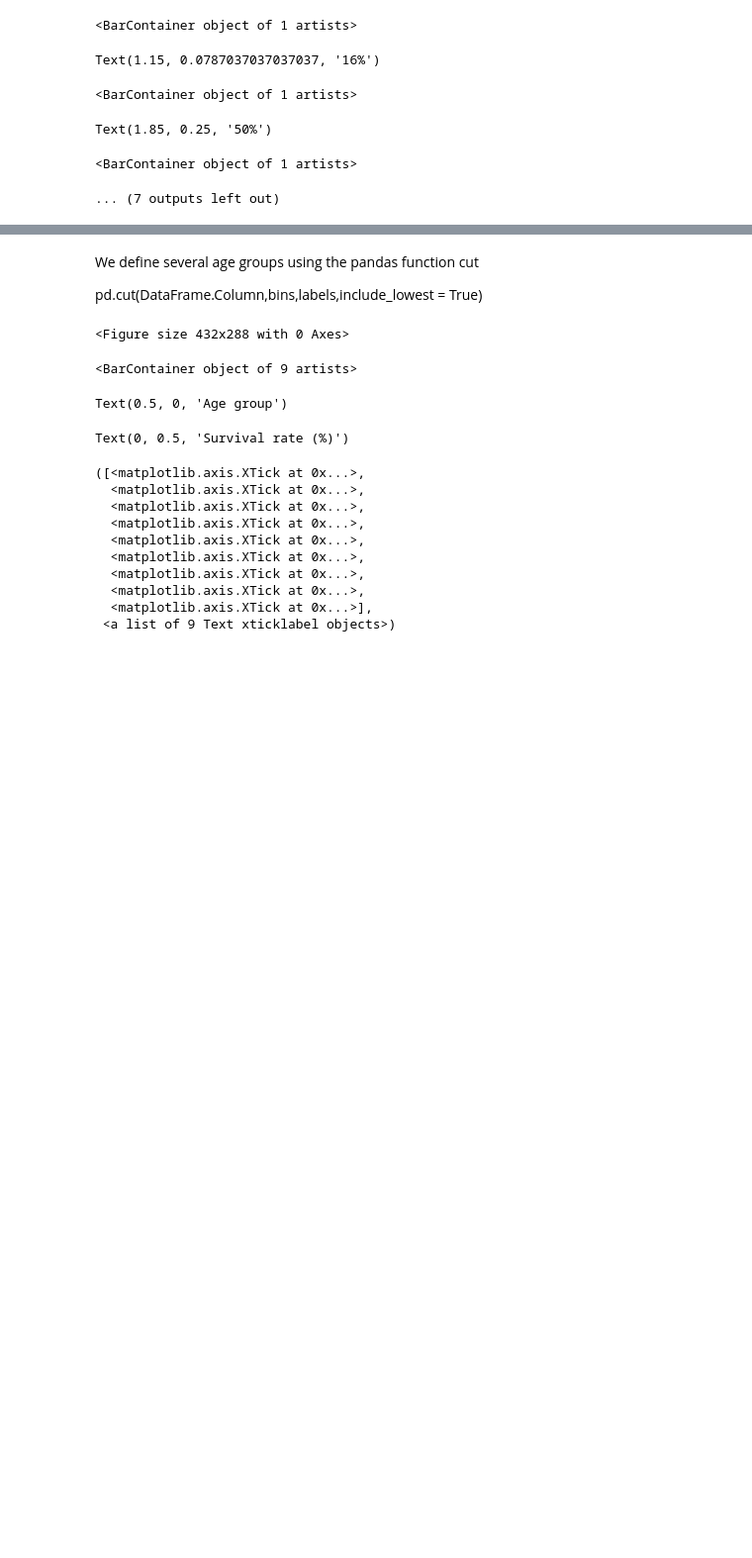
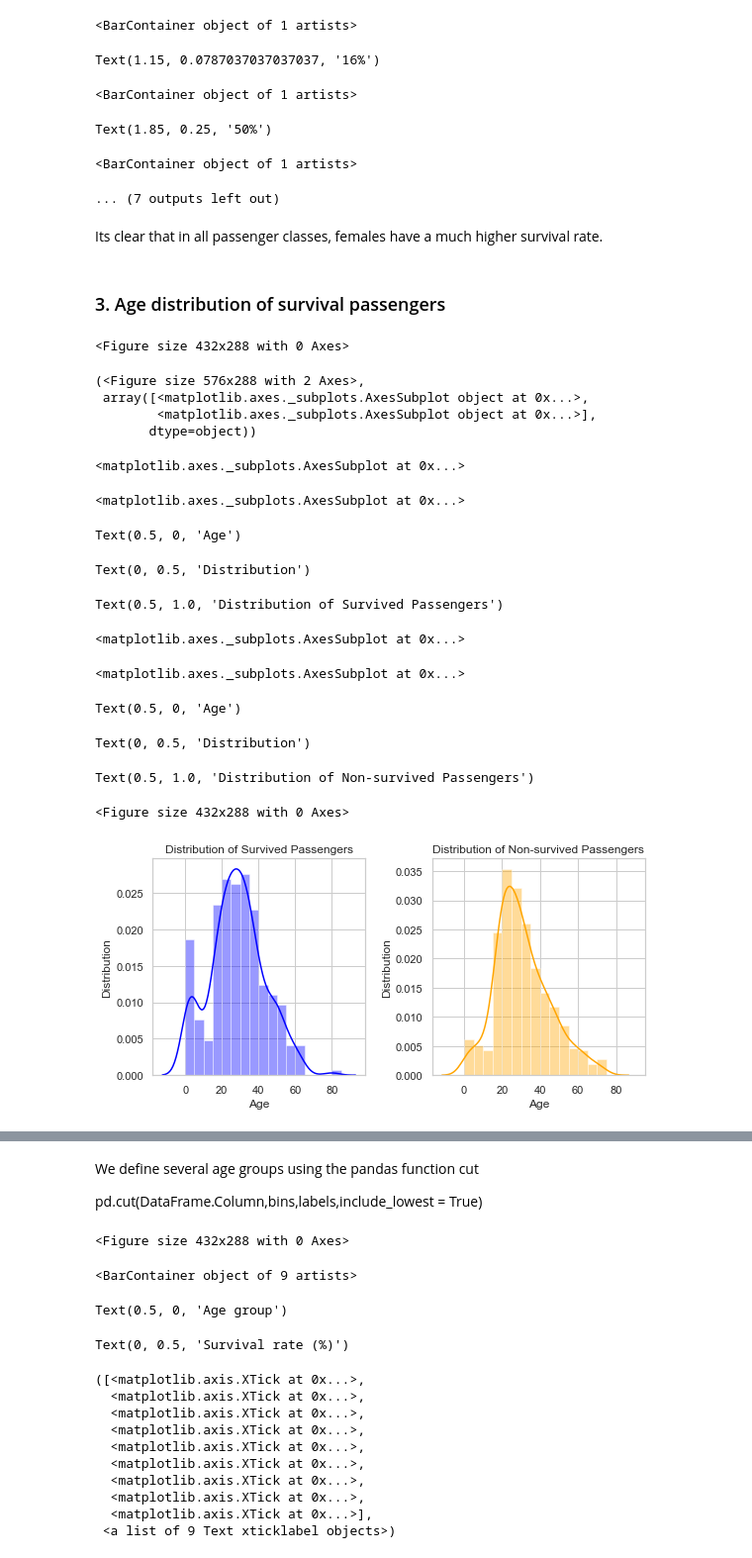
Before and after one commit to Metaming/Udacity-project, a Jupyter notebook: Titantic survival/Titanic_survivors.ipynb, the cells around one changed output, grey strips where cells are left out. Shown at 99% size. Cells and saved outputs as stored; diff of their text form; code cells hidden in the pictures; blank space fills up the shorter version.

```diff
--- a/Titantic survival/Titanic_survivors.ipynb
+++ b/Titantic survival/Titanic_survivors.ipynb
@@ -544,3 +585,48 @@ Text(1.15, 0.0787037037037037, '16%')
 Text(1.85, 0.25, '50%')
 <BarContainer object of 1 artists>
 ... (7 outputs left out)
+# %% [markdown]
+Its clear that in all passenger classes, females have a much higher survival rate.
+# %% [markdown]
+### 3. Age distribution of survival passengers
+# %%
+sv_age = data_train['Age'][(data_train['Survived']==1)& data_train['Age'].notnull()]
+nsv_age = data_train['Age'][(data_train['Survived']==0)& data_train['Age'].notnull()]
+
+
+n_bins = 18
+plt.figure()
+plt.subplots(1,2,sharey = False, tight_layout = True,figsize=(8, 4))
+
+#ax1 = plt.subplot(1,2,1)
+#plt.hist(sv_age,bins = n_bins,ax = ax1, range = (0,90))
+
+plt.subplot(1,2,1)
+sns.distplot(sv_age, kde=True, color="Blue",bins=n_bins,hist_kws={"histtype": "bar","range":(0,90)})
+plt.xlabel('Age')
+plt.ylabel('Distribution')
+plt.title('Distribution of Survived Passengers')
+
+plt.subplot(1,2,2)
+sns.distplot(nsv_age, kde=True, color="Orange",bins=n_bins,hist_kws={"histtype": "bar","range":(0,90)})
+plt.xlabel('Age')
+plt.ylabel('Distribution')
+plt.title('Distribution of Non-survived Passengers')
+# %% [output]
+<Figure size 432x288 with 0 Axes>
+(<Figure size 576x288 with 2 Axes>,
+ array([<matplotlib.axes._subplots.AxesSubplot object at 0x...>,
+        <matplotlib.axes._subplots.AxesSubplot object at 0x...>],
+       dtype=object))
+<matplotlib.axes._subplots.AxesSubplot at 0x...>
+<matplotlib.axes._subplots.AxesSubplot at 0x...>
+Text(0.5, 0, 'Age')
+Text(0, 0.5, 'Distribution')
+Text(0.5, 1.0, 'Distribution of Survived Passengers')
+<matplotlib.axes._subplots.AxesSubplot at 0x...>
+<matplotlib.axes._subplots.AxesSubplot at 0x...>
+Text(0.5, 0, 'Age')
+Text(0, 0.5, 'Distribution')
+Text(0.5, 1.0, 'Distribution of Non-survived Passengers')
+<Figure size 432x288 with 0 Axes>
+[figure, added]
```
Also changed, not shown: parts of 65 cells of this notebook.
